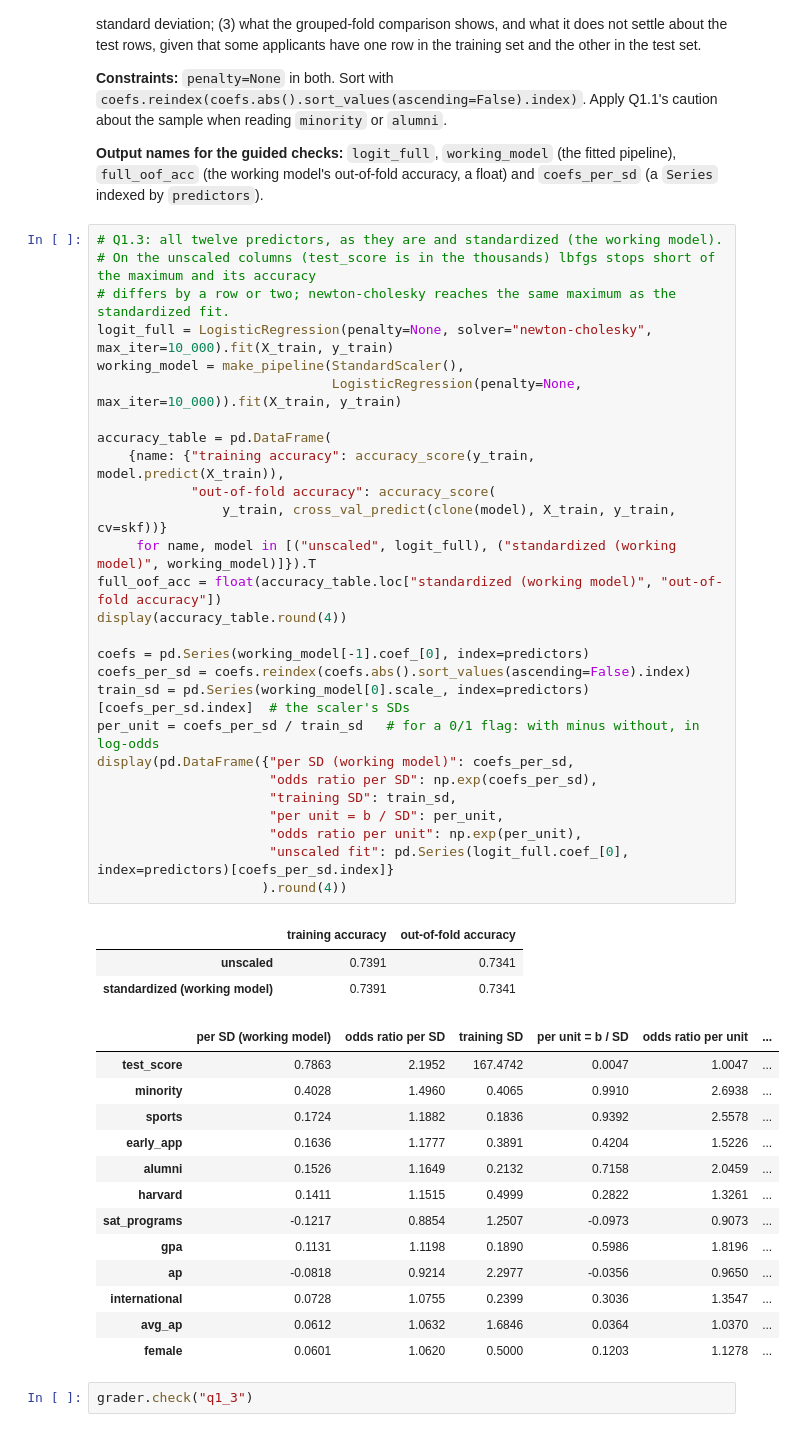
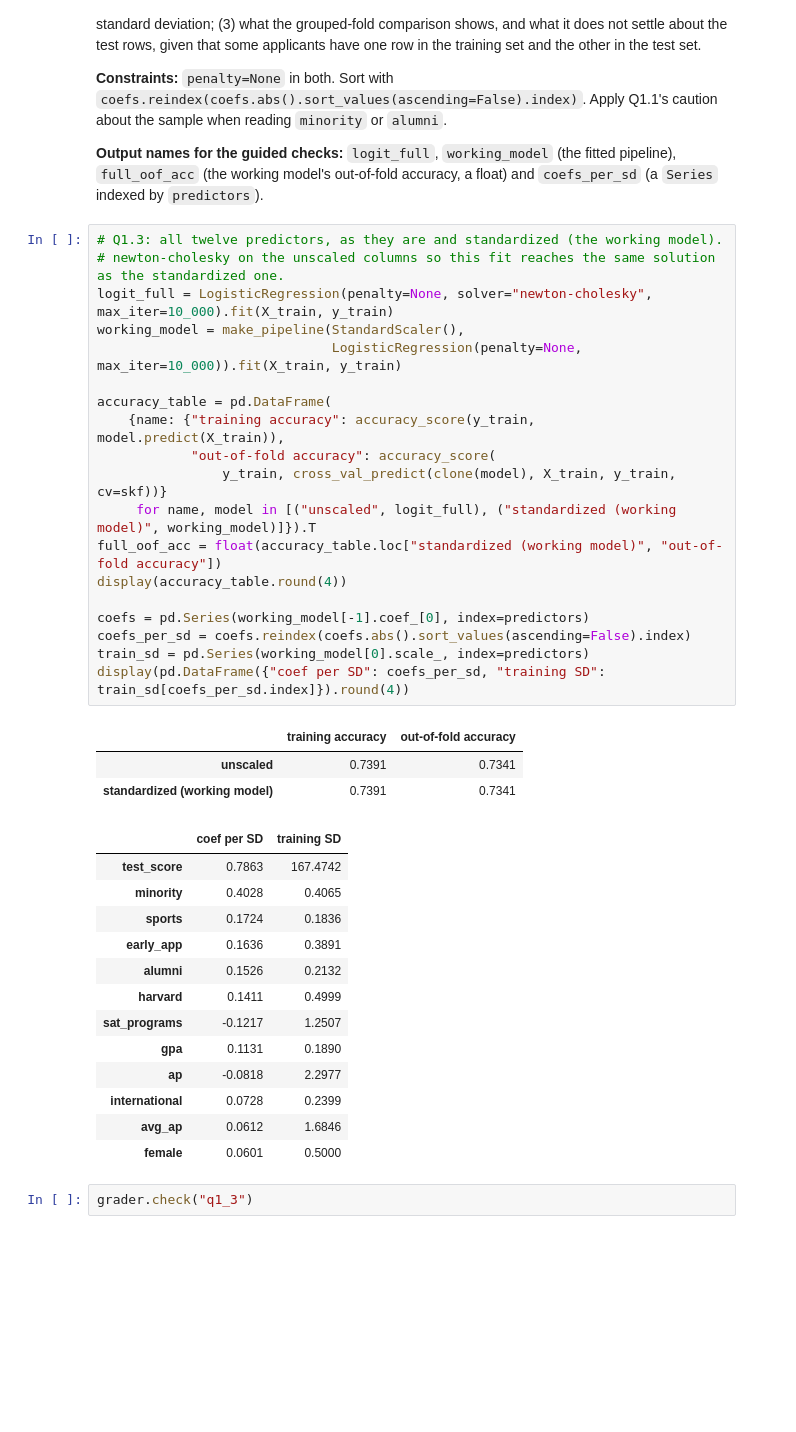
Before and after one commit to qqgjyx/AC-209A, a Jupyter notebook: homeworks/cs1090a_hw4/cs1090a_hw4.ipynb, the cells around one changed output. Drawn from its saved outputs; the diff is of its cells as text; blank space fills up the shorter version.

```diff
--- a/homeworks/cs1090a_hw4/cs1090a_hw4.ipynb
+++ b/homeworks/cs1090a_hw4/cs1090a_hw4.ipynb
@@ -246,48 +245,40 @@ For a 0/1 flag, one standard deviation is not a change an applicant can make; th
 **Output names for the guided checks:** `logit_full`, `working_model` (the fitted pipeline), `full_oof_acc` (the working model's out-of-fold accuracy, a float) and `coefs_per_sd` (a `Series` indexed by `predictors`).
 # %%
 # Q1.3: all twelve predictors, as they are and standardized (the working model).
-# On the unscaled columns (test_score is in the thousands) lbfgs stops short of the maximum and its accuracy
-# differs by a row or two; newton-cholesky reaches the same maximum as the standardized fit.
+# newton-cholesky on the unscaled columns so this fit reaches the same solution as the standardized one.
 logit_full = LogisticRegression(penalty=None, solver="newton-cholesky", max_iter=10_000).fit(X_train, y_train)
 working_model = make_pipeline(StandardScaler(),
                               LogisticRegression(penalty=None, max_iter=10_000)).fit(X_train, y_train)
 
 accuracy_table = pd.DataFrame(
     {name: {"training accuracy": accuracy_score(y_train, model.predict(X_train)),
             "out-of-fold accuracy": accuracy_score(
                 y_train, cross_val_predict(clone(model), X_train, y_train, cv=skf))}
      for name, model in [("unscaled", logit_full), ("standardized (working model)", working_model)]}).T
 full_oof_acc = float(accuracy_table.loc["standardized (working model)", "out-of-fold accuracy"])
 display(accuracy_table.round(4))
 
 coefs = pd.Series(working_model[-1].coef_[0], index=predictors)
 coefs_per_sd = coefs.reindex(coefs.abs().sort_values(ascending=False).index)
-train_sd = pd.Series(working_model[0].scale_, index=predictors)[coefs_per_sd.index]  # the scaler's SDs
-per_unit = coefs_per_sd / train_sd   # for a 0/1 flag: with minus without, in log-odds
-display(pd.DataFrame({"per SD (working model)": coefs_per_sd,
-                      "odds ratio per SD": np.exp(coefs_per_sd),
-                      "training SD": train_sd,
-                      "per unit = b / SD": per_unit,
-                      "odds ratio per unit": np.exp(per_unit),
-                      "unscaled fit": pd.Series(logit_full.coef_[0], index=predictors)[coefs_per_sd.index]}
-                     ).round(4))
+train_sd = pd.Series(working_model[0].scale_, index=predictors)
+display(pd.DataFrame({"coef per SD": coefs_per_sd, "training SD": train_sd[coefs_per_sd.index]}).round(4))
 # %% [output]
 |  | training accuracy | out-of-fold accuracy |
 | unscaled | 0.7391 | 0.7341 |
 | standardized (working model) | 0.7391 | 0.7341 |
-|  | per SD (working model) | odds ratio per SD | training SD | per unit = b / SD | odds ratio per unit | ... |
-| test_score | 0.7863 | 2.1952 | 167.4742 | 0.0047 | 1.0047 | ... |
-| minority | 0.4028 | 1.4960 | 0.4065 | 0.9910 | 2.6938 | ... |
-| sports | 0.1724 | 1.1882 | 0.1836 | 0.9392 | 2.5578 | ... |
-| early_app | 0.1636 | 1.1777 | 0.3891 | 0.4204 | 1.5226 | ... |
-| alumni | 0.1526 | 1.1649 | 0.2132 | 0.7158 | 2.0459 | ... |
-| harvard | 0.1411 | 1.1515 | 0.4999 | 0.2822 | 1.3261 | ... |
-| sat_programs | -0.1217 | 0.8854 | 1.2507 | -0.0973 | 0.9073 | ... |
-| gpa | 0.1131 | 1.1198 | 0.1890 | 0.5986 | 1.8196 | ... |
-| ap | -0.0818 | 0.9214 | 2.2977 | -0.0356 | 0.9650 | ... |
-| international | 0.0728 | 1.0755 | 0.2399 | 0.3036 | 1.3547 | ... |
-| avg_ap | 0.0612 | 1.0632 | 1.6846 | 0.0364 | 1.0370 | ... |
-| female | 0.0601 | 1.0620 | 0.5000 | 0.1203 | 1.1278 | ... |
+|  | coef per SD | training SD |
+| test_score | 0.7863 | 167.4742 |
+| minority | 0.4028 | 0.4065 |
+| sports | 0.1724 | 0.1836 |
+| early_app | 0.1636 | 0.3891 |
+| alumni | 0.1526 | 0.2132 |
+| harvard | 0.1411 | 0.4999 |
+| sat_programs | -0.1217 | 1.2507 |
+| gpa | 0.1131 | 0.1890 |
+| ap | -0.0818 | 2.2977 |
+| international | 0.0728 | 0.2399 |
+| avg_ap | 0.0612 | 1.6846 |
+| female | 0.0601 | 0.5000 |
 # %%
 grader.check("q1_3")
 # %% [output]
```
Also changed, not shown: parts of 31 cells of this notebook, 1 other file.
